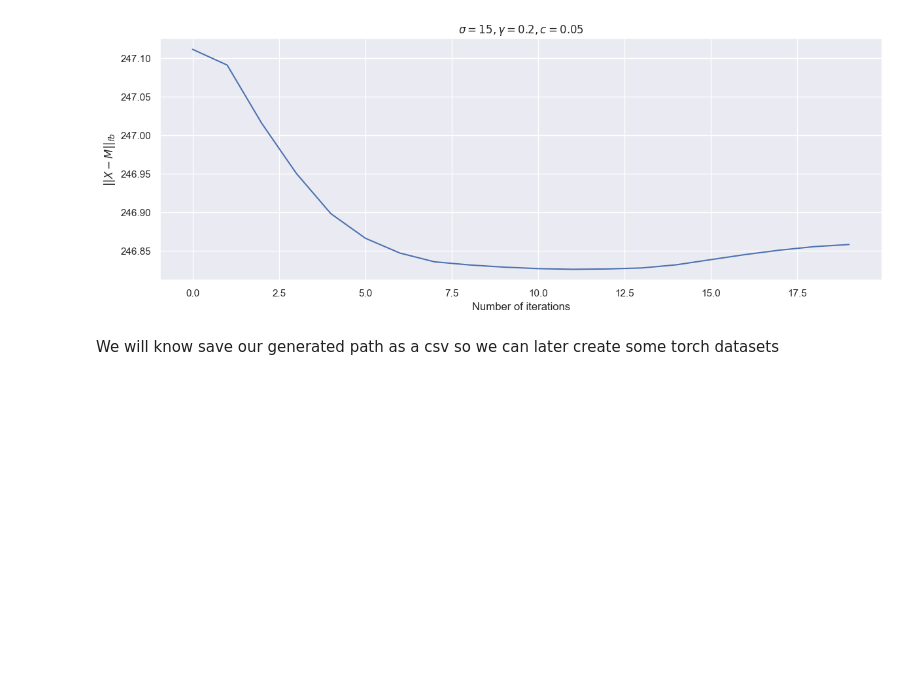
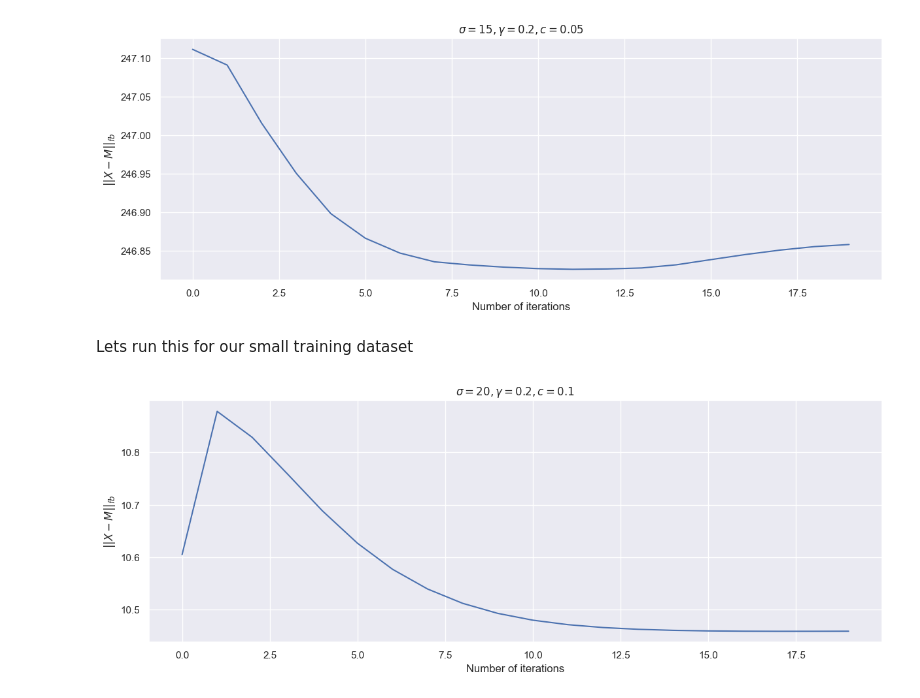
Before and after one commit to diegommezp28/RL_and_low_rank, a Jupyter notebook: sGS_ADMM_MDPs.ipynb, the cells around one changed output. Drawn from its saved outputs; the diff is of its cells as text; code cells hidden in the pictures; blank space fills up the shorter version.

Commit message:
primeras graficas diff frob

```diff
--- a/sGS_ADMM_MDPs.ipynb
+++ b/sGS_ADMM_MDPs.ipynb
@@ -414,5 +414,19 @@ Trying different parameters
 X, diff = sGS_ADMM_MDPs(MDP.S, MDP.A, path[0:50_000_000], M = t, iter_number=20, penalty=15, c=0.05)
 # %% [output]
 [figure]
-# %% [markdown]
-We will know save our generated path as a csv so we can later create some torch datasets
+# %% [markdown]
+Lets run this for our small training dataset
+# %%
+from pickle import load
+import os
+import torch
+from utils import SimplexEnvironment
+import numpy as np
+
+
+MDP = load(open(os.path.join("data", "mdps", "small" ,"small_mdp.bin"), 'rb'))
+train_path = load(open(os.path.join("data", "mdps", "small" ,"small_mdp_path_train.bin"), 'rb'))
+t = MDP.get_transitions()
+X, diff = sGS_ADMM_MDPs(MDP.S, MDP.A, train_path, M = t, iter_number=20, penalty=20, c=0.1)
+# %% [output]
+[figure, added]
```
Also changed, not shown: 3 other files.
